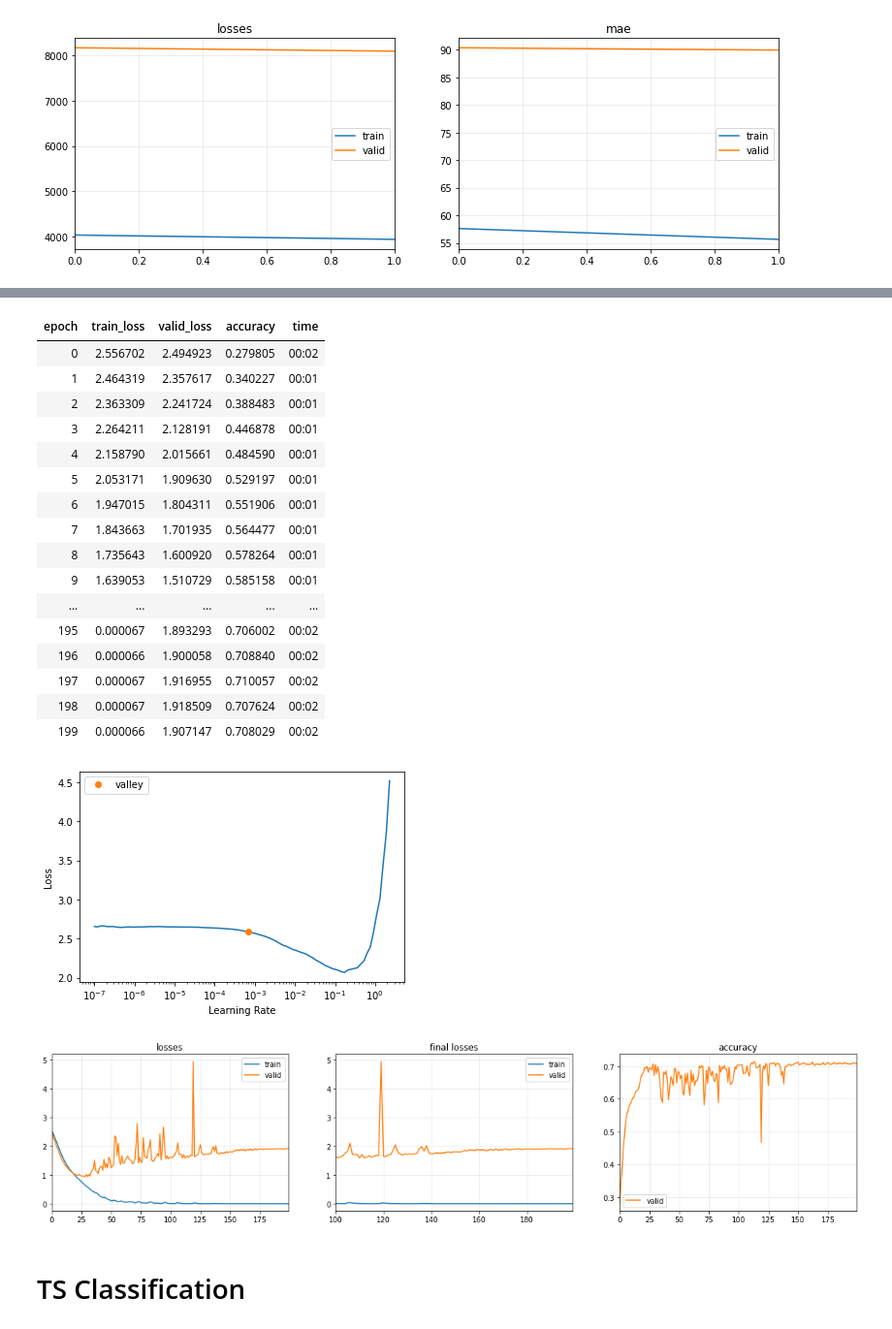
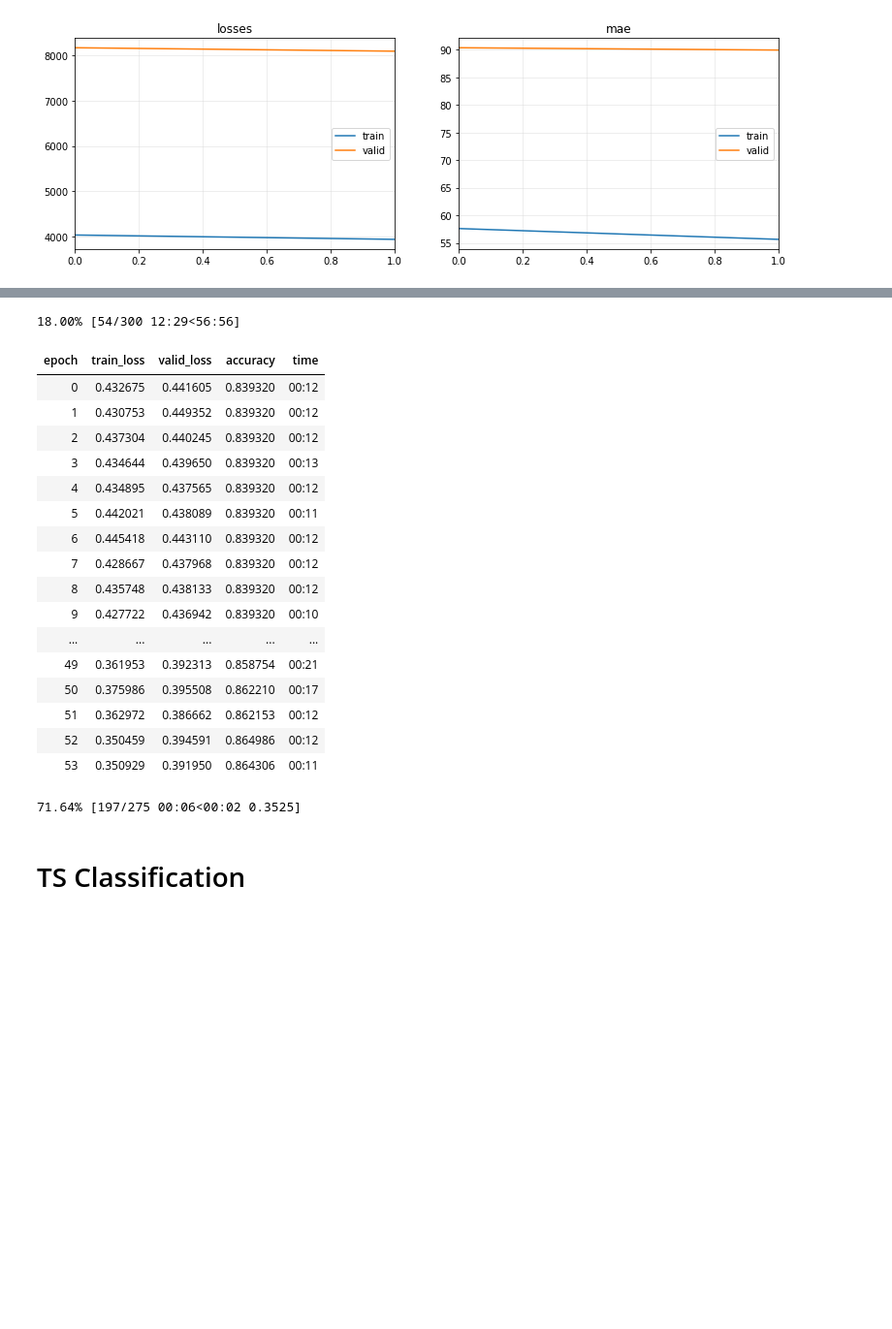
Before and after one commit to aivill-project/v2x_ts, a Jupyter notebook: V2X_process.ipynb, the cells around one changed output, grey strips where cells are left out. Shown at 97% size. Saved outputs shown, nothing was run; the diff lists cells and outputs as text; code cells hidden in the pictures; blank space fills up the shorter version.

```diff
--- a/V2X_process.ipynb
+++ b/V2X_process.ipynb
@@ -91,10 +91,17 @@ class V2XData():
         print(f'# True in y: {np.unique(y, return_counts=True)}')
         print('Dataset Info is done.')
 
-    def get_all_item(self):
+    def get_all_item(self, idx_start= 0, idx_end:int = None, is_test = False, print_size=True):
         X_sum, y_sum = [], []
         df_sum = pd.DataFrame()
-        for idx in tqdm(range(self.files_num)):
+        files_num = len(self.dataset_files)
+        if int(idx_end) > files_num:
+            idx_end = files_num
+        if is_test == True:
+            files_num = int(files_num - 0.2*files_num)
+        print(f'files index: 0 ~ {files_num}')
+
+        for idx in tqdm(range(idx_start, files_num)):
             X, y, _, df = self.__getitem__(idx, print_size=False)
             X_sum.append(X)
             y_sum.append(y)
@@ -179,7 +186,7 @@ def learn_model(X, y, splits, model_input, epochs):
 
 def multivariate_classification(X, y, splits, epochs=20, model=LSTM, lr = 1e-3, metrics=accuracy, lr_find=False, load_ckpt = False):
     "model_input: LSTM, LSTMPlus, MLSTM_Plus, LSTM_FCN"
-    X, y, splits = get_classification_data('LSST', split_data=False)
+    # X, y, splits = get_classification_data('LSST', split_data=False)
     tfms = [None, [Categorize()]]
     dsets = TSDatasets(X, y, tfms=tfms, splits=splits)
     batch_tfms = TSStandardize(by_sample=True)
@@ -191,10 +198,9 @@ def multivariate_classification(X, y, splits, epochs=20, model=LSTM, lr = 1e-3,
         learn.lr_find()
     learn.fit(epochs, lr)
     learn.recorder.plot_metrics()
-    learn.save_all(path='export', dls_fname='dls.pkl', model_fname='model.pkl', learner_fname='learner.pkl')
+    learn.save_all(path='export', dls_fname='dls', model_fname='model', learner_fname='learner')
 
 def minirocket_classification(X, y, splits, epochs=20, model=MiniRocketPlus, lr = 1e-3, metrics=accuracy, lr_find=False):
-    X, y, splits = get_classification_data('LSST', split_data=False)
     tfms = [None, [TSClassification()]]
     dsets = TSDatasets(X, y, tfms=tfms, splits=splits)
     batch_tfms = TSStandardize(by_sample=True)
@@ -210,7 +216,6 @@ def minirocket_classification(X, y, splits, epochs=20, model=MiniRocketPlus, lr
 
 def multivariate_forecasting(X, y, splits, epochs=20, model=LSTM, lr = 1e-3, metrics=mae, lr_find=False):
     "model_input: LSTM, LSTMPlus, MLSTM_Plus, LSTM_FCN"
-    X, y, splits = get_classification_data('LSST', split_data=False)
     splits = TSSplitter()(y)
     tfms = [None, [Categorize()]]
     dsets = TSDatasets(X, y, tfms=tfms, splits=splits)
@@ -312,3 +293,3 @@ multivariate_classification(X, y, splits, 20)
 # %%
-multivariate_classification(X, y, splits, epochs, lr = 1e-3)
+multivariate_classification(X_all, y_all, splits, epochs=300, model=MLSTM_FCNPlus, lr = 1e-3, metrics=accuracy)
 # %% [output]
@@ -316,22 +296,22 @@ multivariate_classification(X, y, splits, epochs, lr = 1e-3)
+18.00% [54/300 12:29<56:56]
 | epoch | train_loss | valid_loss | accuracy | time |
-| 0 | 2.556702 | 2.494923 | 0.279805 | 00:02 |
-| 1 | 2.464319 | 2.357617 | 0.340227 | 00:01 |
-| 2 | 2.363309 | 2.241724 | 0.388483 | 00:01 |
-| 3 | 2.264211 | 2.128191 | 0.446878 | 00:01 |
-| 4 | 2.158790 | 2.015661 | 0.484590 | 00:01 |
-| 5 | 2.053171 | 1.909630 | 0.529197 | 00:01 |
-| 6 | 1.947015 | 1.804311 | 0.551906 | 00:01 |
-| 7 | 1.843663 | 1.701935 | 0.564477 | 00:01 |
-| 8 | 1.735643 | 1.600920 | 0.578264 | 00:01 |
-| 9 | 1.639053 | 1.510729 | 0.585158 | 00:01 |
+| 0 | 0.432675 | 0.441605 | 0.839320 | 00:12 |
+| 1 | 0.430753 | 0.449352 | 0.839320 | 00:12 |
+| 2 | 0.437304 | 0.440245 | 0.839320 | 00:12 |
+| 3 | 0.434644 | 0.439650 | 0.839320 | 00:13 |
+| 4 | 0.434895 | 0.437565 | 0.839320 | 00:12 |
+| 5 | 0.442021 | 0.438089 | 0.839320 | 00:11 |
+| 6 | 0.445418 | 0.443110 | 0.839320 | 00:12 |
+| 7 | 0.428667 | 0.437968 | 0.839320 | 00:12 |
+| 8 | 0.435748 | 0.438133 | 0.839320 | 00:12 |
+| 9 | 0.427722 | 0.436942 | 0.839320 | 00:10 |
 | ... | ... | ... | ... | ... |
-| 195 | 0.000067 | 1.893293 | 0.706002 | 00:02 |
-| 196 | 0.000066 | 1.900058 | 0.708840 | 00:02 |
-| 197 | 0.000067 | 1.916955 | 0.710057 | 00:02 |
-| 198 | 0.000067 | 1.918509 | 0.707624 | 00:02 |
-| 199 | 0.000066 | 1.907147 | 0.708029 | 00:02 |
+| 49 | 0.361953 | 0.392313 | 0.858754 | 00:21 |
+| 50 | 0.375986 | 0.395508 | 0.862210 | 00:17 |
+| 51 | 0.362972 | 0.386662 | 0.862153 | 00:12 |
+| 52 | 0.350459 | 0.394591 | 0.864986 | 00:12 |
+| 53 | 0.350929 | 0.391950 | 0.864306 | 00:11 |
-[figure, removed]
-[figure, removed]
+71.64% [197/275 00:06<00:02 0.3525]
 # %% [markdown]
 # TS Classification
 # %%
```
Also changed, not shown: parts of 3 cells of this notebook.
